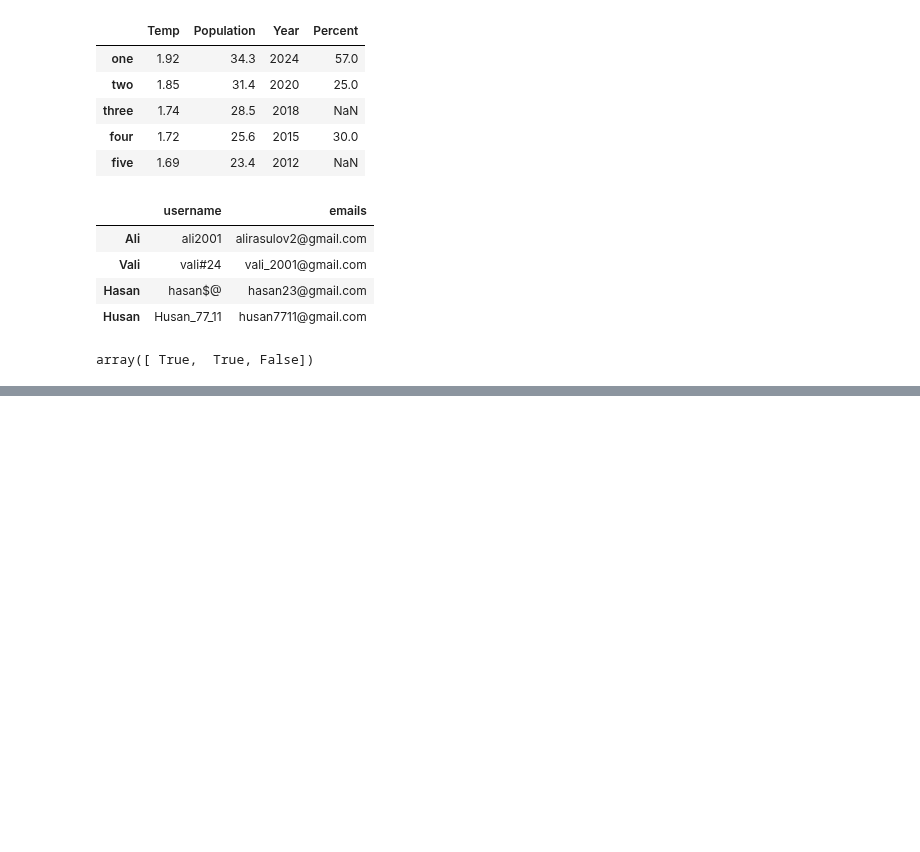
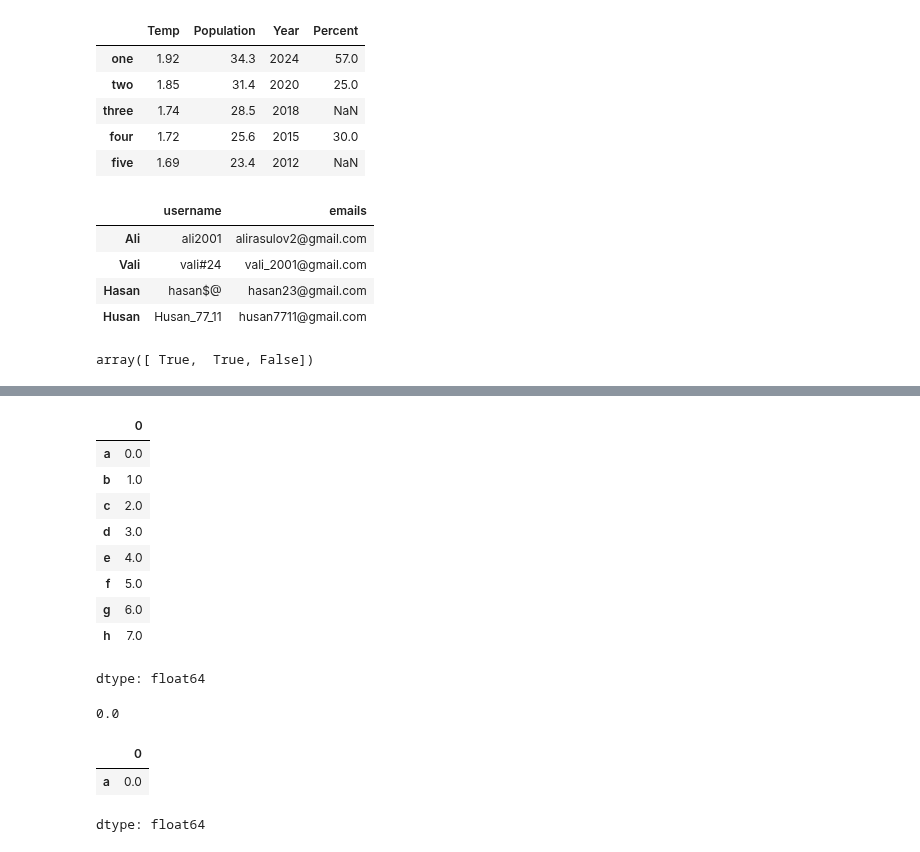
Before and after one commit to baxronovferuz1/DataScience_Np, a Jupyter notebook: Numpy_Pandas_practice.ipynb, the cells around one changed output, grey strips where cells are left out. Drawn from its saved outputs; the diff is of its cells as text; code cells hidden in the pictures; blank space fills up the shorter version.

```diff
--- a/Numpy_Pandas_practice.ipynb
+++ b/Numpy_Pandas_practice.ipynb
@@ -739,0 +797,24 @@ array([ True,  True, False])
+# %%
+obj=pd.Series(np.arange(8.), index=["a","b","c","d","e","f","g","h"])
+obj
+# %% [output]
+|  | 0 |
+| a | 0.0 |
+| b | 1.0 |
+| c | 2.0 |
+| d | 3.0 |
+| e | 4.0 |
+| f | 5.0 |
+| g | 6.0 |
+| h | 7.0 |
+dtype: float64
+# %%
+obj["a"]
+# %% [output]
+0.0
+# %%
+obj[["a"]]
+# %% [output]
+|  | 0 |
+| a | 0.0 |
+dtype: float64
```
Also changed, not shown: parts of 13 cells of this notebook.
